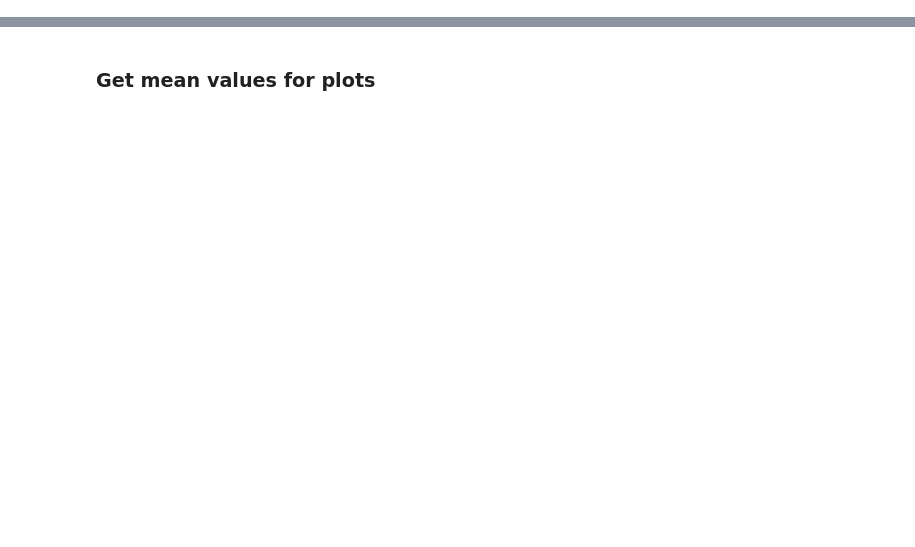
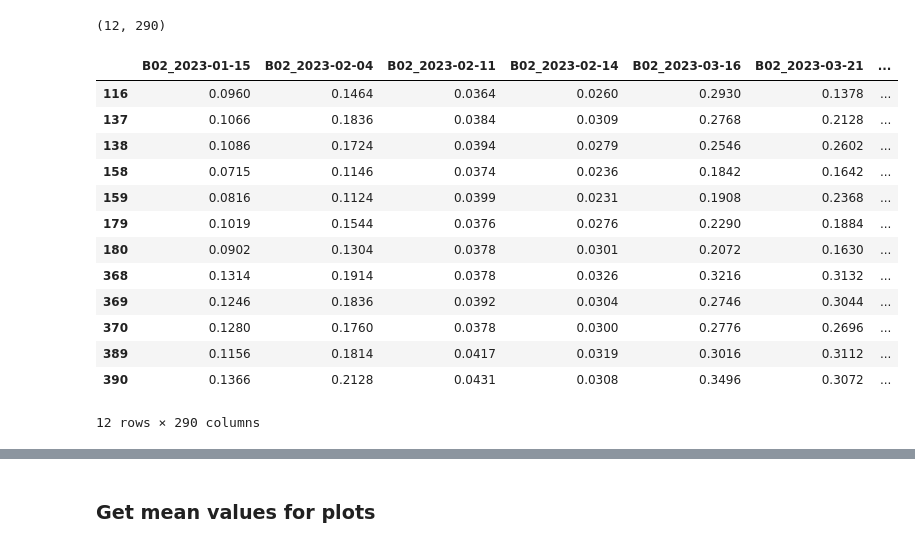
Before and after one commit to rosehanuy/beech-catskills, a Jupyter notebook: extract_polygon_means.ipynb, the cells around one changed output, grey strips where cells are left out. Cells and saved outputs as stored; diff of their text form; code cells hidden in the pictures; blank space fills up the shorter version.

```diff
--- a/extract_polygon_means.ipynb
+++ b/extract_polygon_means.ipynb
@@ -24,0 +144,2 @@ sentinel = sentinel.rio.write_crs(26918).rio.set_spatial_dims(x_dim="x",y_dim="y
+# %%
+pecoy = Site('Pecoy',sentinel, polys)
@@ -25,3 +148,21 @@ sentinel = sentinel.rio.write_crs(26918).rio.set_spatial_dims(x_dim="x",y_dim="y
+# %%
+beech_pixels = pd.concat([pecoy.make_pixel_df('beech')])
+# %% [output]
+(12, 290)
+|  | B02_2023-01-15 | B02_2023-02-04 | B02_2023-02-11 | B02_2023-02-14 | B02_2023-03-16 | B02_2023-03-21 | ... |
+| 116 | 0.0960 | 0.1464 | 0.0364 | 0.0260 | 0.2930 | 0.1378 | ... |
+| 137 | 0.1066 | 0.1836 | 0.0384 | 0.0309 | 0.2768 | 0.2128 | ... |
+| 138 | 0.1086 | 0.1724 | 0.0394 | 0.0279 | 0.2546 | 0.2602 | ... |
+| 158 | 0.0715 | 0.1146 | 0.0374 | 0.0236 | 0.1842 | 0.1642 | ... |
+| 159 | 0.0816 | 0.1124 | 0.0399 | 0.0231 | 0.1908 | 0.2368 | ... |
+| 179 | 0.1019 | 0.1544 | 0.0376 | 0.0276 | 0.2290 | 0.1884 | ... |
+| 180 | 0.0902 | 0.1304 | 0.0378 | 0.0301 | 0.2072 | 0.1630 | ... |
+| 368 | 0.1314 | 0.1914 | 0.0378 | 0.0326 | 0.3216 | 0.3132 | ... |
+| 369 | 0.1246 | 0.1836 | 0.0392 | 0.0304 | 0.2746 | 0.3044 | ... |
+| 370 | 0.1280 | 0.1760 | 0.0378 | 0.0300 | 0.2776 | 0.2696 | ... |
+| 389 | 0.1156 | 0.1814 | 0.0417 | 0.0319 | 0.3016 | 0.3112 | ... |
+| 390 | 0.1366 | 0.2128 | 0.0431 | 0.0308 | 0.3496 | 0.3072 | ... |
+12 rows × 290 columns
 # %%
 # create bounding box polygon of sentinel array
 bounds = sentinel.rio.bounds()
```
Also changed, not shown: parts of 15 cells of this notebook.
